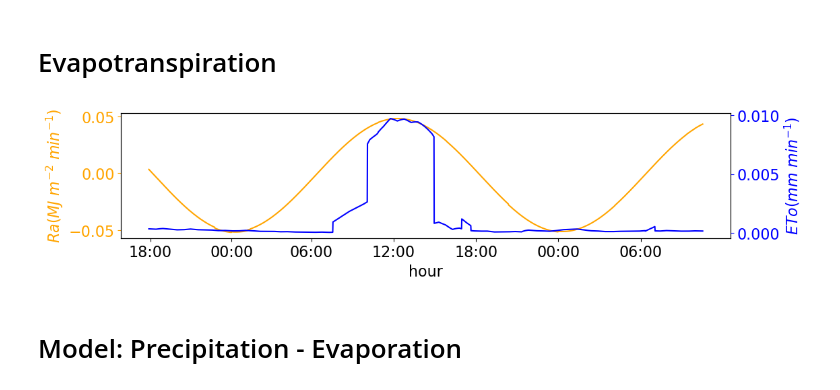
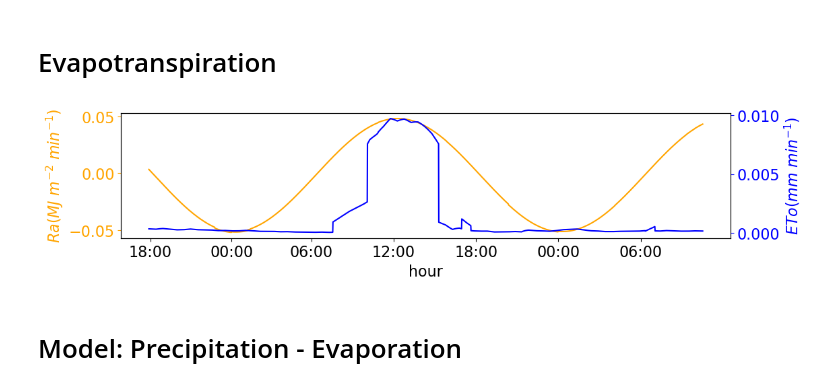
Before and after one commit to Denolle-Lab/FarmDAS, a Jupyter notebook: dvv_and_model/Fig2_soil_moisture_model.ipynb, the cells around one changed output. Drawn from its saved outputs; the diff is of its cells as text; code cells hidden in the pictures.

```diff
--- a/dvv_and_model/Fig2_soil_moisture_model.ipynb
+++ b/dvv_and_model/Fig2_soil_moisture_model.ipynb
@@ -273,35 +273,35 @@ rad_every_minute = np.zeros(acqu_time.shape[0])
 for imin in range(0, acqu_time.shape[0]):
     day = acqu_time[imin].timetuple().tm_yday
     time = acqu_time[imin].hour + acqu_time[imin].minute/60
     rad_every_minute[imin] = rad_a_shortterm(lat, lon, day, lz, time, 1.0/60)
 
 ### get the ETo
 rad = np.zeros(2408)
 rad[800:950] = 0.33
-rad[950:1240] = 0.99
+rad[950:1260] = 0.99
 rad[1360:1400] = 0.33
 rad[2158:2200] = 0.33
 rad = rad * rad_every_minute
 eto_every_minute=eto_shortterm(rad, air_temp_local, wind_speed_interpolated*0.75, r_humidity)
 
 fig, ax1 = plt.subplots(figsize=(12, 3))
 
 ax1.plot(np.arange(acqu_time.shape[0]), rad_every_minute, label='1-minute radiation', color='orange')
 ax1.set_xlabel("hour", fontsize=16)
 ax1.set_ylabel("$Ra (MJ~m^{-2}~min^{-1})$", fontsize=16, color='orange')
 ax1.set_xticks(xax)
 ax1.set_xticklabels([t.strftime('%H:%M') for t in tax], fontsize=16)
 ax1.tick_params(axis='y', colors='orange')
 
 ax2 = ax1.twinx()
 ax2.plot(np.arange(acqu_time.shape[0]), eto_every_minute, label='1-minute ETo', color='blue')
 ax2.set_ylabel("$ETo (mm~min^{-1}$)", fontsize=16, color='blue')
 ax2.tick_params(axis='y', colors='blue')
 
 fig.tight_layout()
 plt.show()
 # %% [output]
-[figure, old version]
+[figure, new version]
 # %% [markdown]
 # Model: Precipitation - Evaporation
 # %%
```
Also changed, not shown: parts of 4 cells of this notebook.
